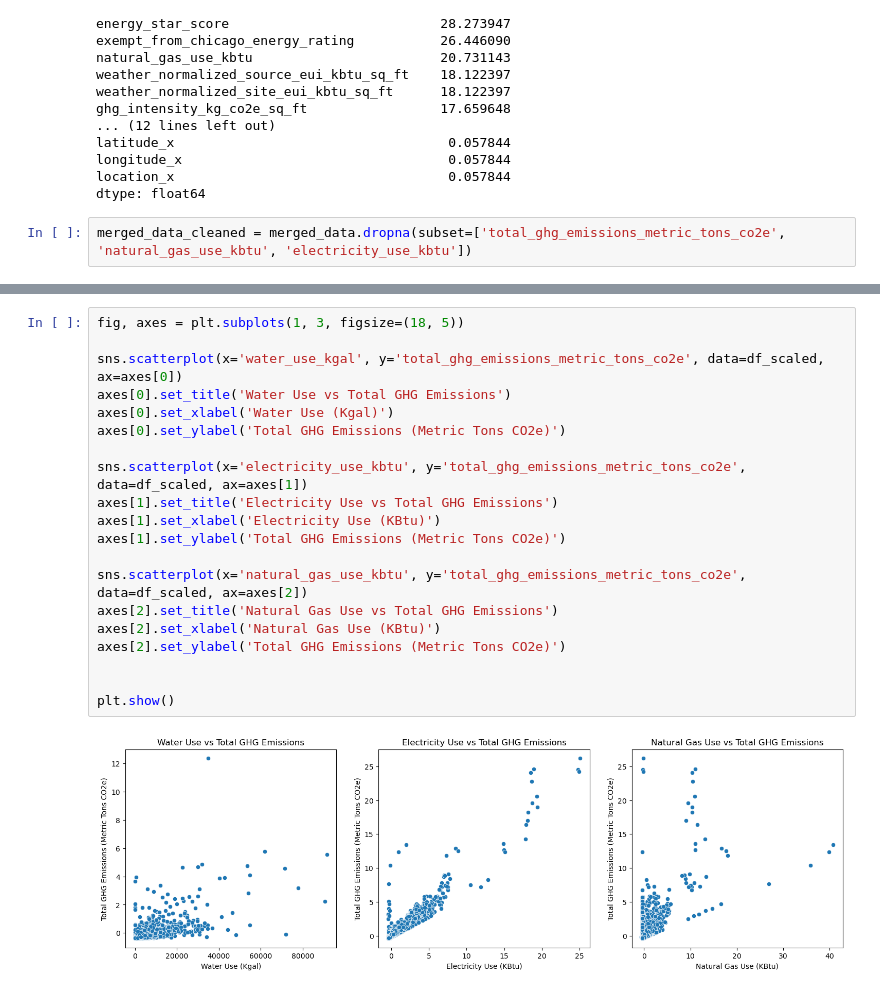
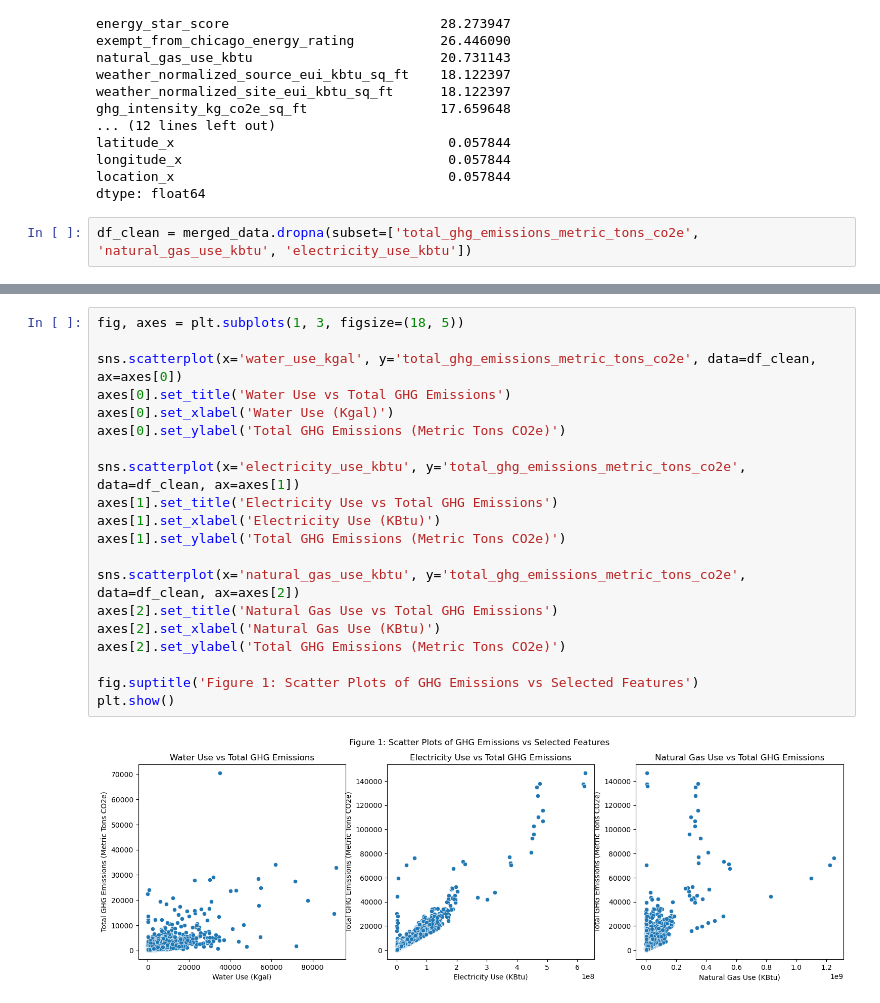
Before and after one commit to illinois-data-curation/is477-sp25-group17, a Jupyter notebook: is477_final_project.ipynb, the cells around one changed output, grey strips where cells are left out. Drawn from its saved outputs; the diff is of its cells as text.

```diff
--- a/is477_final_project.ipynb
+++ b/is477_final_project.ipynb
@@ -162,5 +164,5 @@ longitude_x                                  0.057844
 location_x                                   0.057844
 dtype: float64
 # %%
-merged_data_cleaned = merged_data.dropna(subset=['total_ghg_emissions_metric_tons_co2e', 'natural_gas_use_kbtu', 'electricity_use_kbtu'])
+df_clean = merged_data.dropna(subset=['total_ghg_emissions_metric_tons_co2e', 'natural_gas_use_kbtu', 'electricity_use_kbtu'])
 # %%
@@ -230,24 +232,24 @@ max      -87.527910
 # %%
 fig, axes = plt.subplots(1, 3, figsize=(18, 5))
 
-sns.scatterplot(x='water_use_kgal', y='total_ghg_emissions_metric_tons_co2e', data=df_scaled, ax=axes[0])
+sns.scatterplot(x='water_use_kgal', y='total_ghg_emissions_metric_tons_co2e', data=df_clean, ax=axes[0])
 axes[0].set_title('Water Use vs Total GHG Emissions')
 axes[0].set_xlabel('Water Use (Kgal)')
 axes[0].set_ylabel('Total GHG Emissions (Metric Tons CO2e)')
 
-sns.scatterplot(x='electricity_use_kbtu', y='total_ghg_emissions_metric_tons_co2e', data=df_scaled, ax=axes[1])
+sns.scatterplot(x='electricity_use_kbtu', y='total_ghg_emissions_metric_tons_co2e', data=df_clean, ax=axes[1])
 axes[1].set_title('Electricity Use vs Total GHG Emissions')
 axes[1].set_xlabel('Electricity Use (KBtu)')
 axes[1].set_ylabel('Total GHG Emissions (Metric Tons CO2e)')
 
-sns.scatterplot(x='natural_gas_use_kbtu', y='total_ghg_emissions_metric_tons_co2e', data=df_scaled, ax=axes[2])
+sns.scatterplot(x='natural_gas_use_kbtu', y='total_ghg_emissions_metric_tons_co2e', data=df_clean, ax=axes[2])
 axes[2].set_title('Natural Gas Use vs Total GHG Emissions')
 axes[2].set_xlabel('Natural Gas Use (KBtu)')
 axes[2].set_ylabel('Total GHG Emissions (Metric Tons CO2e)')
 
-
+fig.suptitle('Figure 1: Scatter Plots of GHG Emissions vs Selected Features')
 plt.show()
 # %% [output]
-[figure, old version]
+[figure, new version]
 # %%
 # Correlation analysis
```
Also changed, not shown: parts of 19 cells of this notebook.
